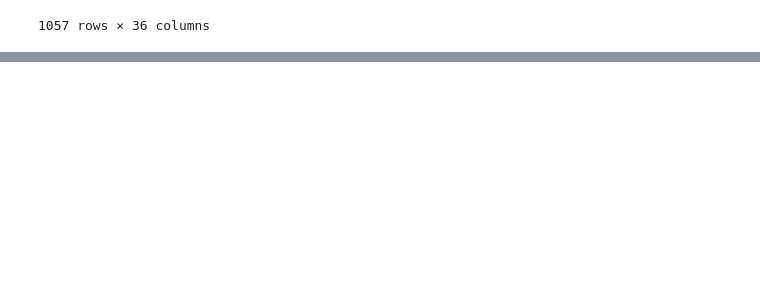
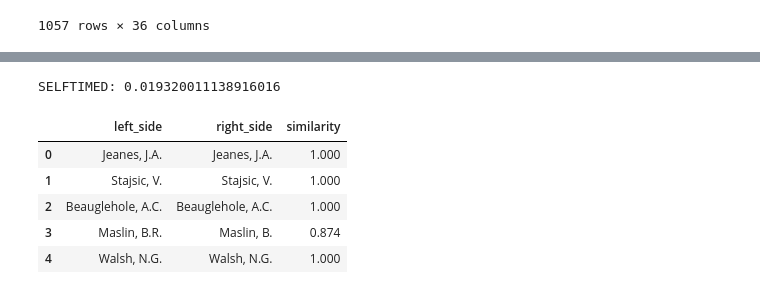
Before and after one commit to nielsklazenga/avh-collectors, a Jupyter notebook: cosine_similarity.ipynb, the cells around one changed output, grey strips where cells are left out. Cells and saved outputs as stored; diff of their text form; code cells hidden in the pictures; blank space fills up the shorter version.

```diff
--- a/cosine_similarity.ipynb
+++ b/cosine_similarity.ipynb
@@ -652,0 +673,23 @@ df_melcoll_100_wikidata_cossim.to_csv('data/melcoll_100_wikidata_cossim.csv')
+# %%
+# Vectorize MEL collector names (use transform())
+tf_idf_matrix_dirty = vectorizer.transform(df_meldet['name'])
+
+# Calculate Cosine Similarity
+import time
+t1 = time.time()
+matches = awesome_cossim_topn(tf_idf_matrix_dirty, tf_idf_matrix_clean.transpose(), 1, 0.5)
+t = time.time()-t1
+print("SELFTIMED:", t)
+
+# Get matches and create data frame
+matches_df = get_matches_df(matches, df_meldet['name'], df_wikidata_unique['canonical_string'], top=0)
+
+matches_df.head()
+# %% [output]
+SELFTIMED: 0.019320011138916016
+|  | left_side | right_side | similarity |
+| 0 | Jeanes, J.A. | Jeanes, J.A. | 1.000 |
+| 1 | Stajsic, V. | Stajsic, V. | 1.000 |
+| 2 | Beauglehole, A.C. | Beauglehole, A.C. | 1.000 |
+| 3 | Maslin, B.R. | Maslin, B. | 0.874 |
+| 4 | Walsh, N.G. | Walsh, N.G. | 1.000 |
```
Also changed, not shown: parts of 4 cells of this notebook, 3 other files.
